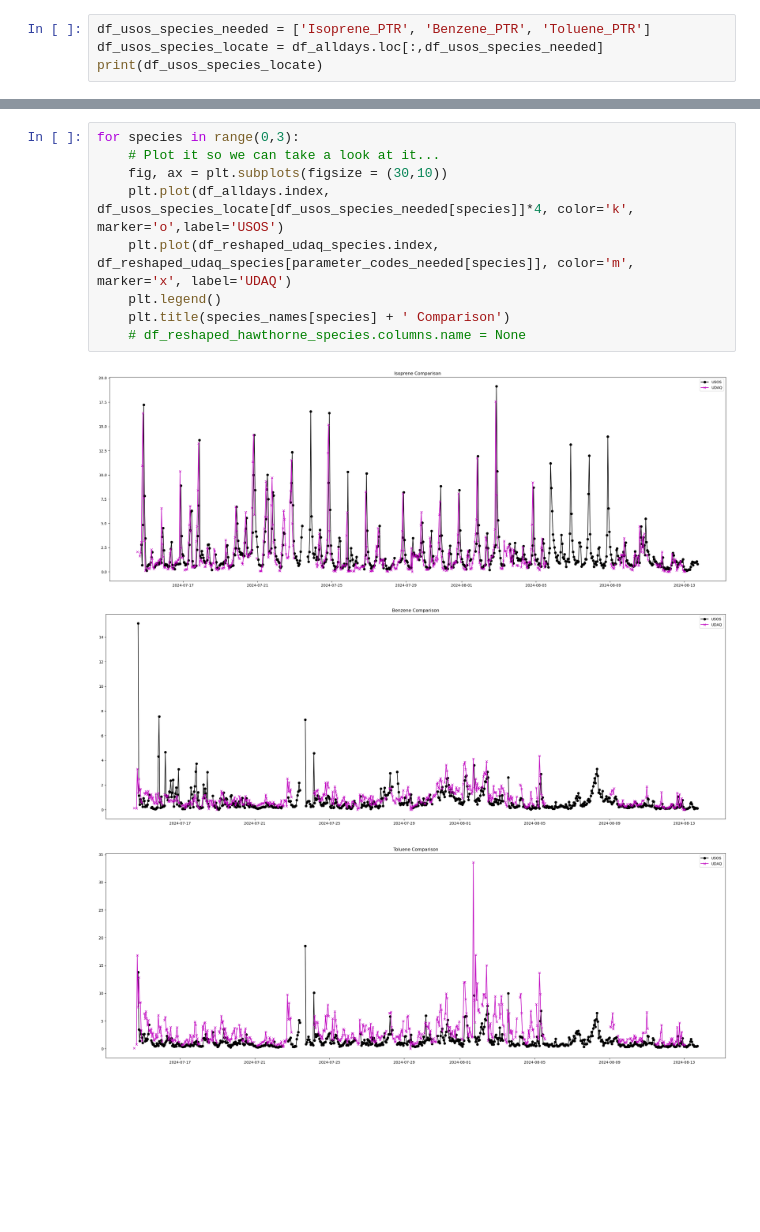
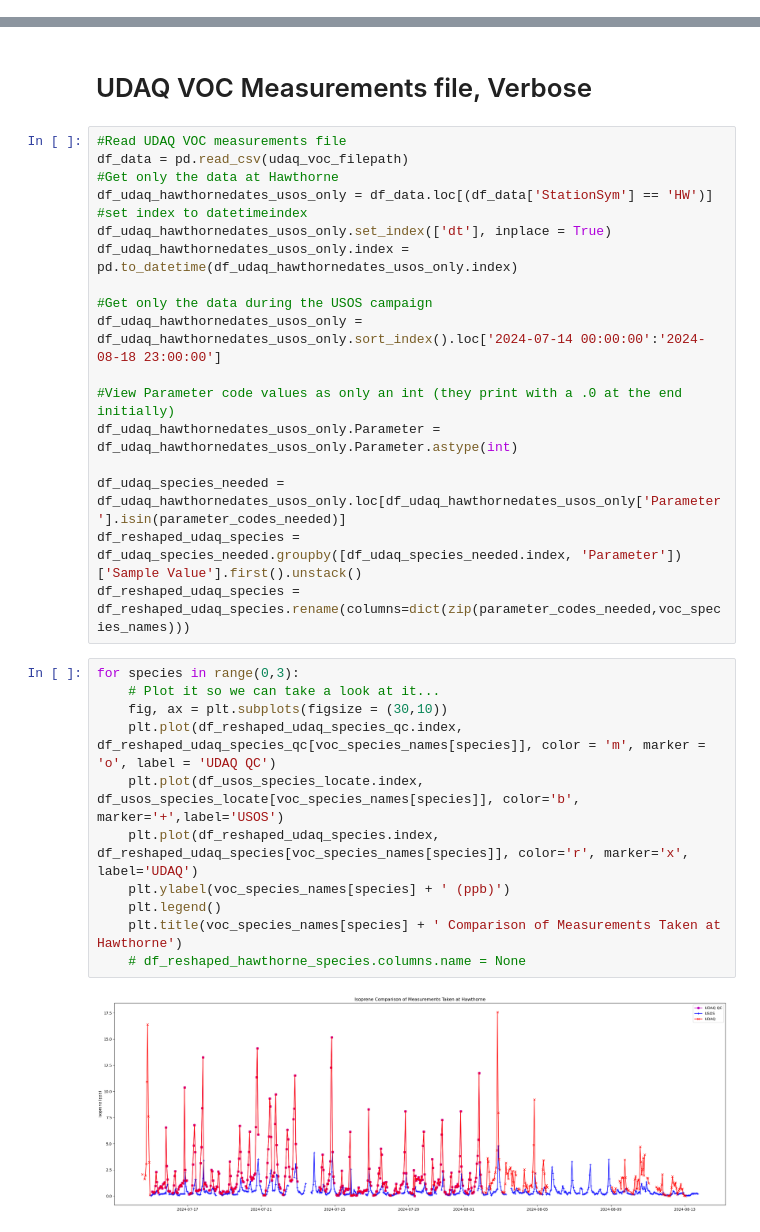
Before and after one commit to vanessasun64/USOS_shared, a Jupyter notebook: Plotting/USOS_Campaign_analysis/hawthorne_usos_udaq_compare.ipynb, the cells around one changed output, grey strips where cells are left out. Cells and saved outputs as stored; diff of their text form; blank space fills up the shorter version.

```diff
--- a/Plotting/USOS_Campaign_analysis/hawthorne_usos_udaq_compare.ipynb
+++ b/Plotting/USOS_Campaign_analysis/hawthorne_usos_udaq_compare.ipynb
@@ -216,4 +170,0 @@ print(df_udaq_hawthornedates_usos_only)
-# %%
-df_usos_species_needed = ['Isoprene_PTR', 'Benzene_PTR', 'Toluene_PTR']
-df_usos_species_locate = df_alldays.loc[:,df_usos_species_needed]
-print(df_usos_species_locate)
@@ -289,13 +171,33 @@ for species in range(0,3):
-# %%
-for species in range(0,3):
-    # Plot it so we can take a look at it...
-    fig, ax = plt.subplots(figsize = (30,10))
-    plt.plot(df_alldays.index, df_usos_species_locate[df_usos_species_needed[species]]*4, color='k', marker='o',label='USOS')
-    plt.plot(df_reshaped_udaq_species.index, df_reshaped_udaq_species[parameter_codes_needed[species]], color='m', marker='x', label='UDAQ')
-    plt.legend()
-    plt.title(species_names[species] + ' Comparison')
-    # df_reshaped_hawthorne_species.columns.name = None
-# %% [output]
-[figure, removed]
-[figure, removed]
-[figure, removed]
+# %% [markdown]
+# UDAQ VOC Measurements file, Verbose
+# %%
+#Read UDAQ VOC measurements file
+df_data = pd.read_csv(udaq_voc_filepath)
+#Get only the data at Hawthorne
+df_udaq_hawthornedates_usos_only = df_data.loc[(df_data['StationSym'] == 'HW')]
+#set index to datetimeindex
+df_udaq_hawthornedates_usos_only.set_index(['dt'], inplace = True)
+df_udaq_hawthornedates_usos_only.index = pd.to_datetime(df_udaq_hawthornedates_usos_only.index)
+
+#Get only the data during the USOS campaign
+df_udaq_hawthornedates_usos_only = df_udaq_hawthornedates_usos_only.sort_index().loc['2024-07-14 00:00:00':'2024-08-18 23:00:00']
+
+#View Parameter code values as only an int (they print with a .0 at the end initially)
+df_udaq_hawthornedates_usos_only.Parameter = df_udaq_hawthornedates_usos_only.Parameter.astype(int)
+
+df_udaq_species_needed = df_udaq_hawthornedates_usos_only.loc[df_udaq_hawthornedates_usos_only['Parameter'].isin(parameter_codes_needed)]
+df_reshaped_udaq_species = df_udaq_species_needed.groupby([df_udaq_species_needed.index, 'Parameter'])['Sample Value'].first().unstack()
+df_reshaped_udaq_species = df_reshaped_udaq_species.rename(columns=dict(zip(parameter_codes_needed,voc_species_names)))
+# %%
+for species in range(0,3):
+    # Plot it so we can take a look at it...
+    fig, ax = plt.subplots(figsize = (30,10))
+    plt.plot(df_reshaped_udaq_species_qc.index, df_reshaped_udaq_species_qc[voc_species_names[species]], color = 'm', marker = 'o', label = 'UDAQ QC')
+    plt.plot(df_usos_species_locate.index, df_usos_species_locate[voc_species_names[species]], color='b', marker='+',label='USOS')
+    plt.plot(df_reshaped_udaq_species.index, df_reshaped_udaq_species[voc_species_names[species]], color='r', marker='x', label='UDAQ')
+    plt.ylabel(voc_species_names[species] + ' (ppb)')
+    plt.legend()
+    plt.title(voc_species_names[species] + ' Comparison of Measurements Taken at Hawthorne')
+    # df_reshaped_hawthorne_species.columns.name = None
+# %% [output]
+[figure, added]
```
Also changed, not shown: parts of 53 cells of this notebook, 9 other files.
